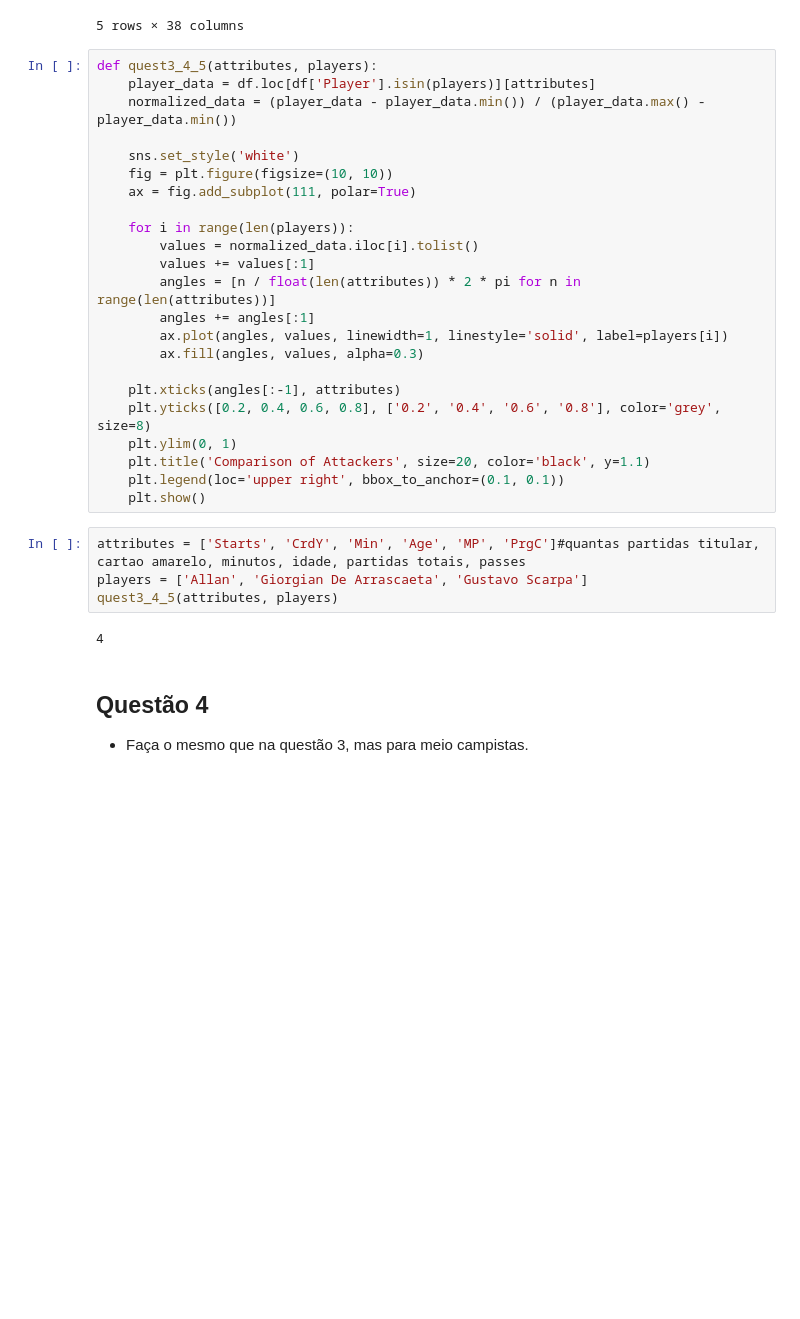
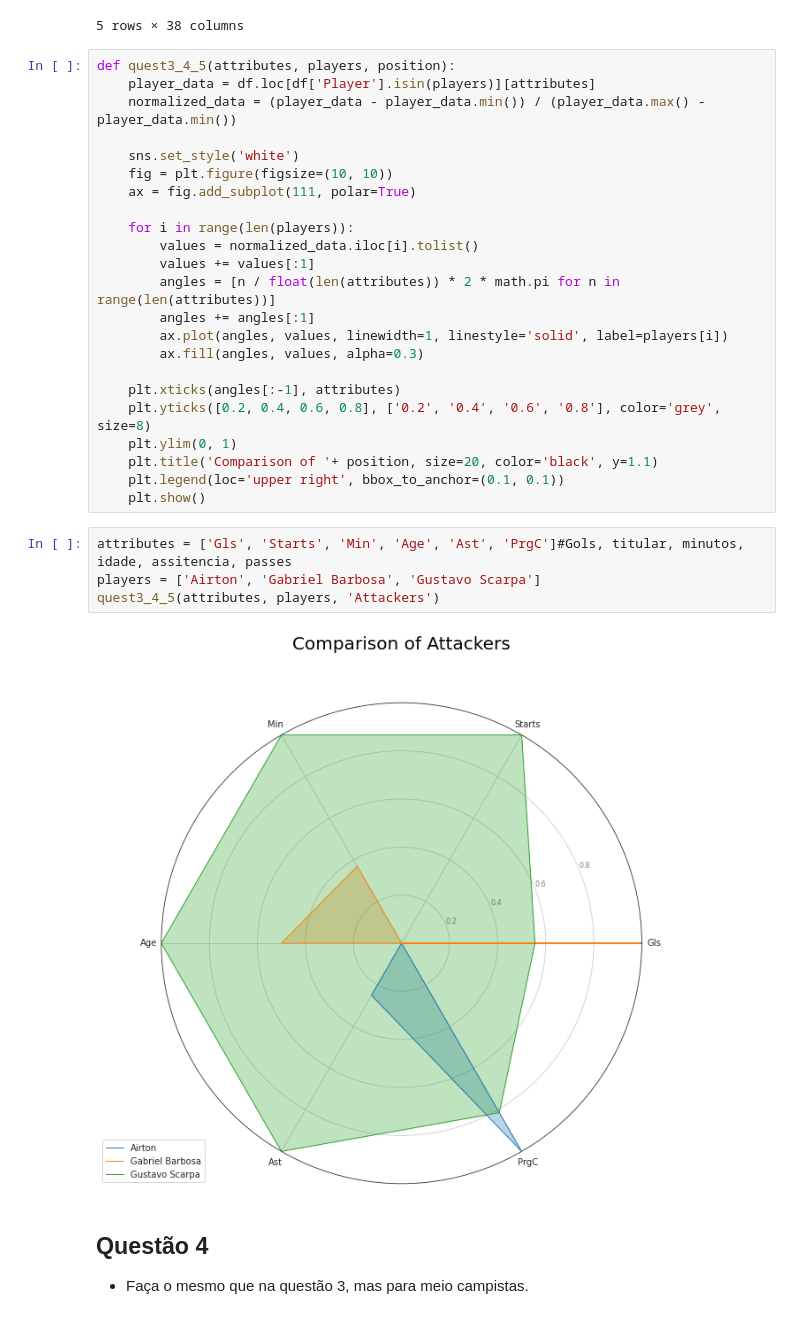
Before and after one commit to orudda/Data_Science_Soccer, a Jupyter notebook: 2/ativ_2.ipynb, the cells around one changed output. Saved outputs shown, nothing was run; the diff lists cells and outputs as text; blank space fills up the shorter version.

```diff
--- a/2/ativ_2.ipynb
+++ b/2/ativ_2.ipynb
@@ -102,7 +102,7 @@ Index(['Rk', 'Player', 'Nation', 'Pos', 'Squad', 'Age', 'Born', 'MP', 'Starts',
 | 4 | 5 | Carlos Alberto | br BRA | FWMF | América (MG) | 19 | 2002 | 6 | 0 | 156 | ... | ... |
 5 rows × 38 columns
 # %%
-def quest3_4_5(attributes, players):
+def quest3_4_5(attributes, players, position):
     player_data = df.loc[df['Player'].isin(players)][attributes]
     normalized_data = (player_data - player_data.min()) / (player_data.max() - player_data.min())
 
@@ -113,7 +113,7 @@ def quest3_4_5(attributes, players):
     for i in range(len(players)):
         values = normalized_data.iloc[i].tolist()
         values += values[:1]
-        angles = [n / float(len(attributes)) * 2 * pi for n in range(len(attributes))]
+        angles = [n / float(len(attributes)) * 2 * math.pi for n in range(len(attributes))]
         angles += angles[:1]
         ax.plot(angles, values, linewidth=1, linestyle='solid', label=players[i])
         ax.fill(angles, values, alpha=0.3)
@@ -121,15 +121,15 @@ def quest3_4_5(attributes, players):
     plt.xticks(angles[:-1], attributes)
     plt.yticks([0.2, 0.4, 0.6, 0.8], ['0.2', '0.4', '0.6', '0.8'], color='grey', size=8)
     plt.ylim(0, 1)
-    plt.title('Comparison of Attackers', size=20, color='black', y=1.1)
+    plt.title('Comparison of '+ position, size=20, color='black', y=1.1)
     plt.legend(loc='upper right', bbox_to_anchor=(0.1, 0.1))
     plt.show()
 # %%
-attributes = ['Starts', 'CrdY', 'Min', 'Age', 'MP', 'PrgC']#quantas partidas titular, cartao amarelo, minutos, idade, partidas totais, passes
-players = ['Allan', 'Giorgian De Arrascaeta', 'Gustavo Scarpa']
-quest3_4_5(attributes, players)
+attributes = ['Gls', 'Starts', 'Min', 'Age', 'Ast', 'PrgC']#Gols, titular, minutos, idade, assitencia, passes
+players = ['Airton', 'Gabriel Barbosa', 'Gustavo Scarpa']
+quest3_4_5(attributes, players, 'Attackers')
 # %% [output]
-4
+[figure, added]
 # %% [markdown]
 ## Questão 4
 - Faça o mesmo que na questão 3, mas para meio campistas.
```
Also changed, not shown: parts of 4 cells of this notebook.
